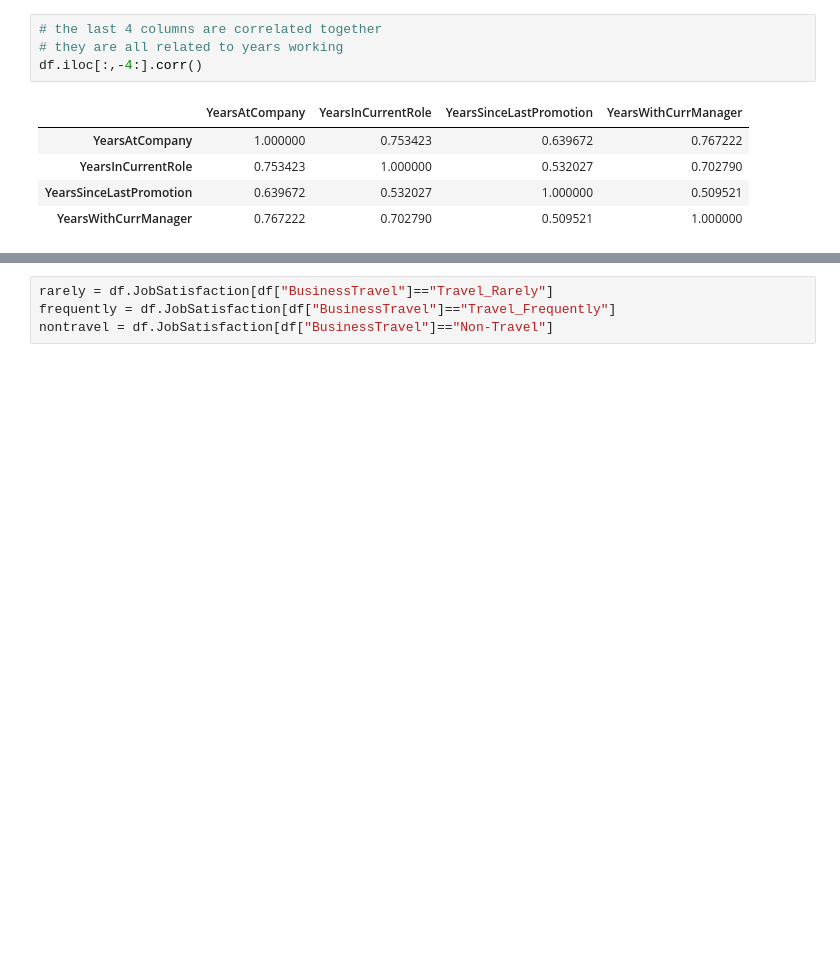
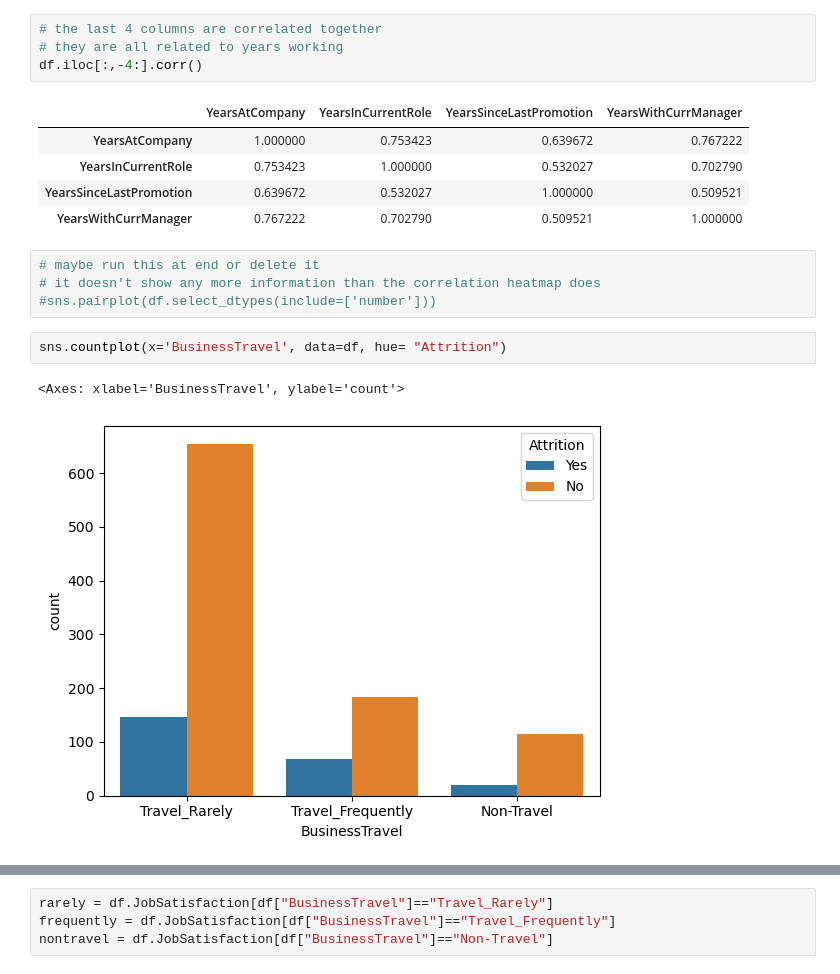
Before and after one commit to Lughaidh-w/Integrated_CA, a Jupyter notebook: Integrated CA2.ipynb, the cells around one changed output, grey strips where cells are left out. Saved outputs shown, nothing was run; the diff lists cells and outputs as text; blank space fills up the shorter version.

Commit message:
ml for data prep

```diff
--- a/Integrated CA2.ipynb
+++ b/Integrated CA2.ipynb
@@ -600,3 +717,12 @@ df.iloc[:,-4:].corr()
 | YearsInCurrentRole | 0.753423 | 1.000000 | 0.532027 | 0.702790 |
 | YearsSinceLastPromotion | 0.639672 | 0.532027 | 1.000000 | 0.509521 |
 | YearsWithCurrManager | 0.767222 | 0.702790 | 0.509521 | 1.000000 |
+# %%
+# maybe run this at end or delete it
+# it doesn't show any more information than the correlation heatmap does
+#sns.pairplot(df.select_dtypes(include=['number']))
+# %%
+sns.countplot(x='BusinessTravel', data=df, hue= "Attrition")
+# %% [output]
+<Axes: xlabel='BusinessTravel', ylabel='count'>
+[figure, added]
```
Also changed, not shown: parts of 247 cells of this notebook, 2 other files.
